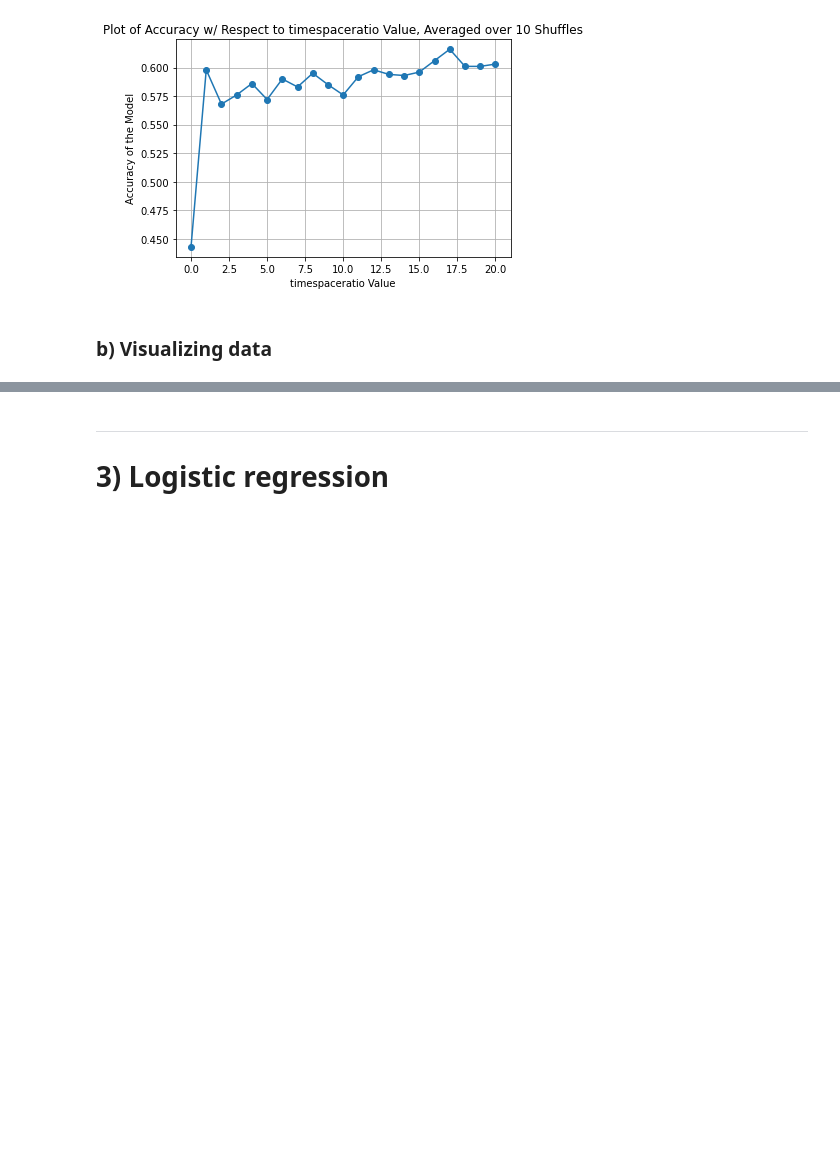
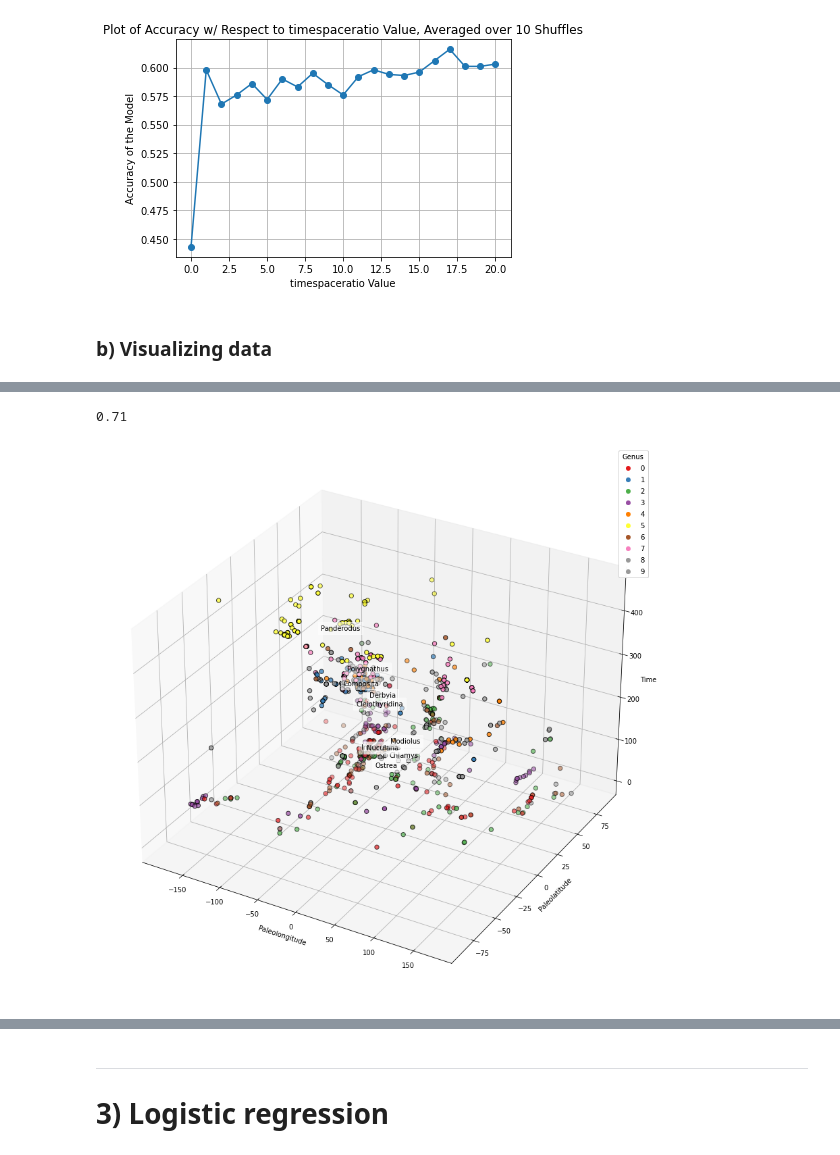
Before and after one commit to thatmartinlau/Dinosaur-ML, a Jupyter notebook: Project (1).ipynb, the cells around one changed output, grey strips where cells are left out. Cells and saved outputs as stored; diff of their text form; code cells hidden in the pictures; blank space fills up the shorter version.

```diff
--- a/Project (1).ipynb
+++ b/Project (1).ipynb
@@ -497,0 +529,8 @@ train3dknn(3)
+# %%
+# Creating the dataset the exact same way as before
+paleodata3d=data.copy
+paleodata3d=data[['paleolng', 'paleolat', 'genus']].copy()
+paleodata3d['time']=(data['max_ma']+data['min_ma'])/2
+paleodata3d = paleodata3d[paleodata3d['genus'].isin(['Ostrea', 'Composita', 'Chlamys','Inoceramus','Derbyia',"Panderodus","Nuculana","Polygnathus","Cleiothyridina","Modiolus"])]
+paleodata3d = paleodata3d.sample(frac=1).reset_index(drop=True) # randomize the rows so that there is no bias in the order of the rows
+paleodata3d
@@ -497,0 +551,34 @@ train3dknn(3)
+# %%
+train3dknn(3,neighbors= 8, features=['paleolat','paleolng','time'],data=paleodata3d)
+# %% [output]
+0.71
+# %%
+fig = plt.figure(figsize=(20, 15))  # Adjust the size as needed
+
+ax = fig.add_subplot(111, projection='3d')
+
+# Filter data to include only the first 100 occurrences of each genus
+filtered_paleodata = pd.concat([paleodata3d[paleodata3d['genus'] == name][:100] for name in ['Ostrea', 'Composita', 'Chlamys', 'Inoceramus', 'Derbyia', 'Panderodus', 'Nuculana', 'Polygnathus', 'Cleiothyridina', 'Modiolus']])
+
+scatter = ax.scatter(filtered_paleodata['paleolng'], filtered_paleodata['paleolat'], filtered_paleodata['time'], c=filtered_paleodata['genus'].map({'Ostrea': 0, 'Composita': 1, 'Chlamys': 2, 'Inoceramus':3, 'Derbyia': 4, 'Panderodus': 5, 'Nuculana': 6, 'Polygnathus': 7, 'Cleiothyridina': 8, 'Modiolus': 9}), cmap=plt.cm.Set1, edgecolor='k', s=40)
+
+ax.set_xlabel('Paleolongitude')
+ax.set_ylabel('Paleolatitude')
+ax.set_zlabel('Time')
+
+# Create a legend
+legend1 = ax.legend(*scatter.legend_elements(), title="Genus")
+ax.add_artist(legend1)
+
+genus_names = ['Ostrea', 'Composita', 'Chlamys', 'Inoceramus', 'Derbyia', 'Panderodus', 'Nuculana', 'Polygnathus', 'Cleiothyridina', 'Modiolus']
+for name in genus_names:
+    ax.text3D(filtered_paleodata[filtered_paleodata['genus'] == name]['paleolng'].mean(),
+              filtered_paleodata[filtered_paleodata['genus'] == name]['paleolat'].mean(),
+              filtered_paleodata[filtered_paleodata['genus'] == name]['time'].mean(),
+              name,
+              horizontalalignment='center',
+              bbox=dict(alpha=.5, edgecolor='w', facecolor='w'))
+
+plt.show()
+# %% [output]
+[figure, added]
```
Also changed, not shown: parts of 24 cells of this notebook.
